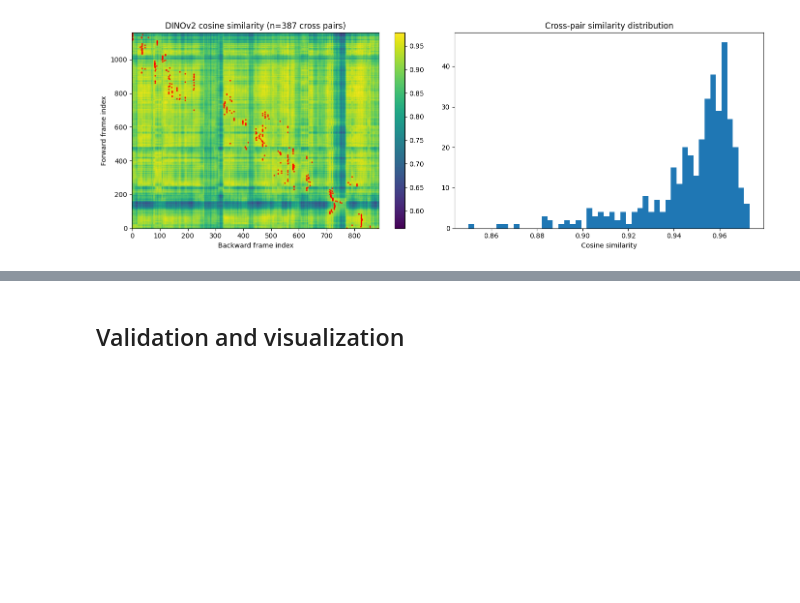
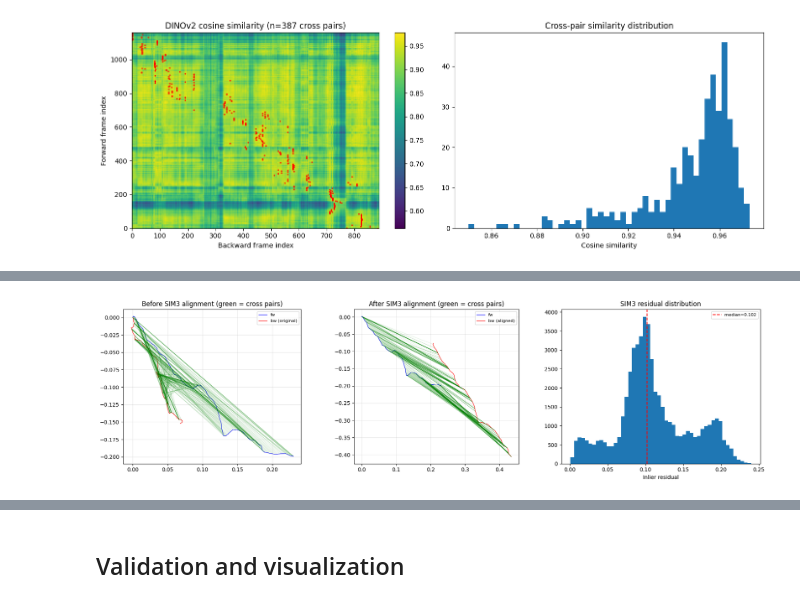
Before and after one commit to HuguesSib/mee-deepreefmap, a Jupyter notebook: notebooks/colmap_mast3r_reconstruction.ipynb, the cells around one changed output, grey strips where cells are left out. Saved outputs shown, nothing was run; the diff lists cells and outputs as text; code cells hidden in the pictures; blank space fills up the shorter version.

Commit message:
feat: correct gravity

```diff
--- a/notebooks/colmap_mast3r_reconstruction.ipynb
+++ b/notebooks/colmap_mast3r_reconstruction.ipynb
@@ -23,10 +34,10 @@ if str(SRC_PATH) not in sys.path:
 Change these to point to your forward and backward reconstruction outputs.
 """
 output_fw_dir = Path(
-    "/home/hugues/Documents/mee-deepreefmap/output/israel-eilat/2024_Sunrise_fw_leg"
+    "/home/hugues/Documents/mee-deepreefmap/output/exp_israel-eilat_fwbw_rec/2024_Sunrise_fw_leg"
 )
 output_bw_dir = Path(
-    "/home/hugues/Documents/mee-deepreefmap/output/israel-eilat/2024_Sunrise_bw_leg"
+    "/home/hugues/Documents/mee-deepreefmap/output/exp_israel-eilat_fwbw_rec/2024_Sunrise_bw_leg"
 )
 colmap_workdir = output_fw_dir.parent / "colmap_mast3r"
 colmap_workdir.mkdir(parents=True, exist_ok=True)
@@ -238,0 +710,11 @@ Sequential bw pairs: 705 (logwin offsets [5, 10, 20, 40])
+# %%
+"""Stage 2a: Build per-frame C2W pose dicts.
+
+Use the legacy DRM poses directly — they already have gravity correction
+baked in and are nearly perfectly straight (straightness > 0.99).
+COLMAP's incremental mapper introduces banana drift on long linear
+transects without loop closure (straightness drops to ~0.5).
+"""
+colmap_poses_fw = {i: poses_fw[i] for i in range(N_fw)}
+colmap_poses_bw = {i: poses_bw[i] for i in range(N_bw)}
+print(f"DRM poses: {len(colmap_poses_fw)} fw, {len(colmap_poses_bw)} bw")
@@ -238,0 +922,42 @@ Sequential bw pairs: 705 (logwin offsets [5, 10, 20, 40])
+# %%
+# Visualise
+fig, axes = plt.subplots(1, 3, figsize=(18, 5))
+
+ax = axes[0]
+fw_t = np.array([colmap_poses_fw[k][:3, 3] for k in sorted(colmap_poses_fw)])
+bw_t = np.array([colmap_poses_bw[k][:3, 3] for k in sorted(colmap_poses_bw)])
+ax.plot(fw_t[:, 0], fw_t[:, 2], "b-", lw=0.8, label="fw")
+ax.plot(bw_t[:, 0], bw_t[:, 2], "r-", lw=0.8, label="bw (original)")
+for fi, bi in valid_cross_pairs:
+    p_fw = colmap_poses_fw[fi][:3, 3]
+    p_bw = colmap_poses_bw[bi][:3, 3]
+    ax.plot([p_fw[0], p_bw[0]], [p_fw[2], p_bw[2]], color="green", lw=0.3, alpha=0.3)
+ax.set_title("Before SIM3 alignment (green = cross pairs)")
+ax.legend(fontsize=8)
+ax.set_aspect("equal")
+ax.grid(True, alpha=0.3)
+
+ax = axes[1]
+bw_aligned_t = np.array([(T_bw2fw @ colmap_poses_bw[k])[:3, 3] for k in sorted(colmap_poses_bw)])
+ax.plot(fw_t[:, 0], fw_t[:, 2], "b-", lw=0.8, label="fw")
+ax.plot(bw_aligned_t[:, 0], bw_aligned_t[:, 2], "r-", lw=0.8, label="bw (aligned)")
+for fi, bi in valid_cross_pairs:
+    p_fw = colmap_poses_fw[fi][:3, 3]
+    p_bw = (T_bw2fw @ colmap_poses_bw[bi])[:3, 3]
+    ax.plot([p_fw[0], p_bw[0]], [p_fw[2], p_bw[2]], color="green", lw=0.3, alpha=0.3)
+ax.set_title("After SIM3 alignment (green = cross pairs)")
+ax.legend(fontsize=8)
+ax.set_aspect("equal")
+ax.grid(True, alpha=0.3)
+
+ax = axes[2]
+ax.hist(res_in, bins=50)
+ax.axvline(np.median(res_in), color="r", ls="--", label=f"median={np.median(res_in):.3f}")
+ax.set_xlabel("Inlier residual")
+ax.set_title("SIM3 residual distribution")
+ax.legend(fontsize=8)
+
+plt.tight_layout()
+plt.show()
+# %% [output]
+[figure, added]
```
Also changed, not shown: parts of 41 cells of this notebook, 3 other files.
